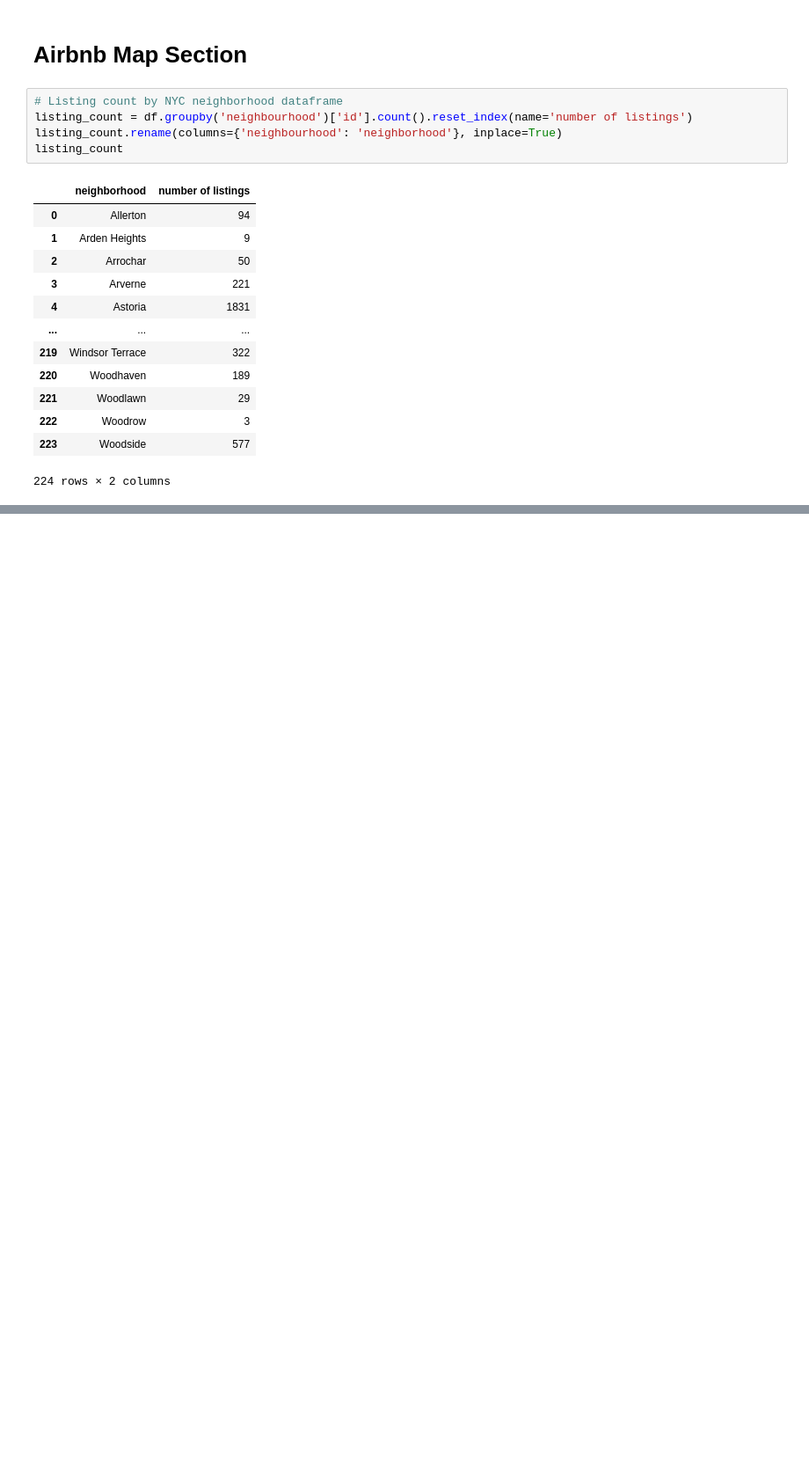
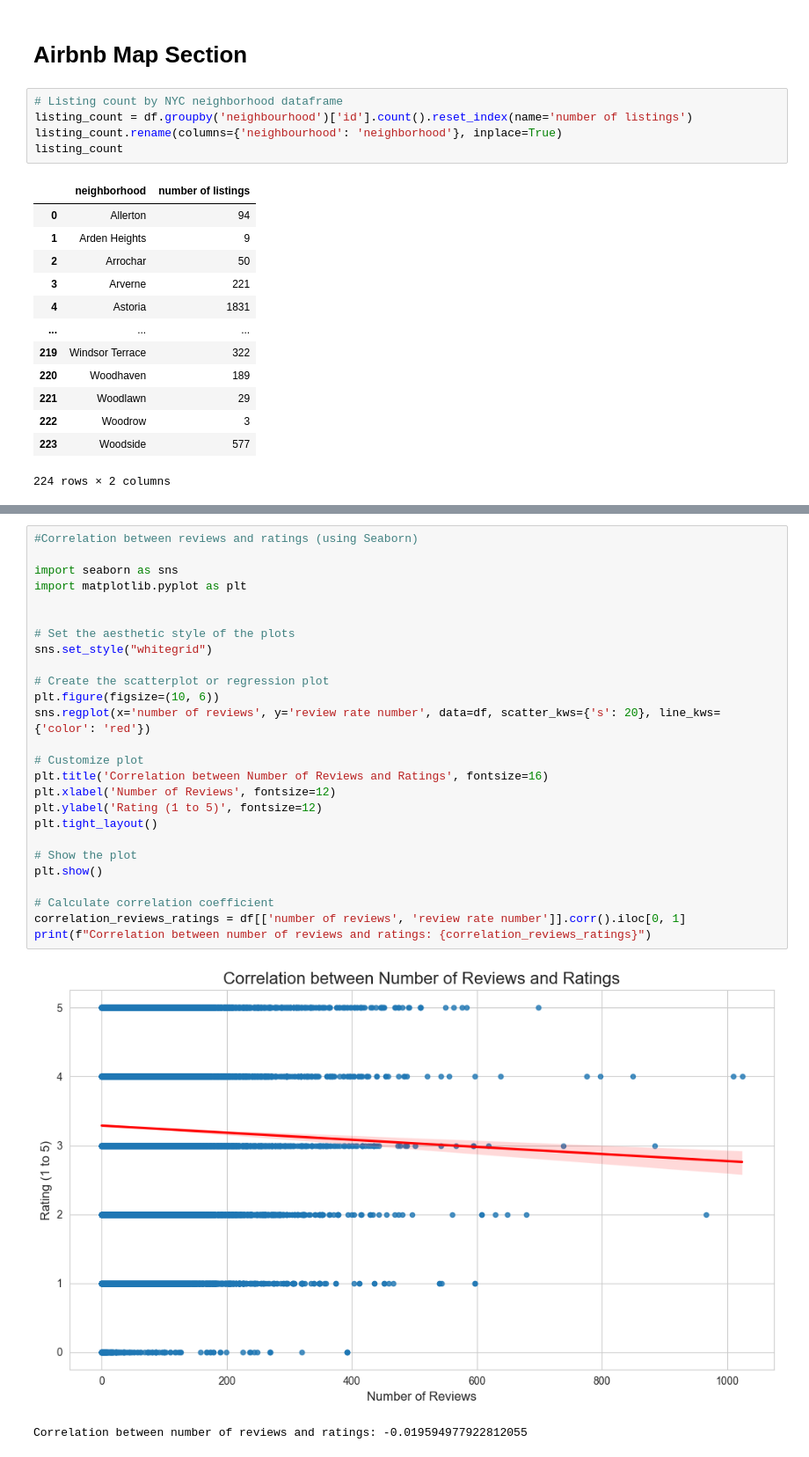
Before and after one commit to Shizakhan99/Project-3_Team-2, a Jupyter notebook: Project_3.ipynb, the cells around one changed output, grey strips where cells are left out. Shown: that part at 88% size. Drawn from its saved outputs; the diff is of its cells as text; blank space fills up the shorter version.

```diff
--- a/Project_3.ipynb
+++ b/Project_3.ipynb
@@ -65,0 +117,29 @@ KeyError: 'neighbourhood group'
+# %%
+#Correlation between reviews and ratings (using Seaborn)
+
+import seaborn as sns
+import matplotlib.pyplot as plt
+
+
+# Set the aesthetic style of the plots
+sns.set_style("whitegrid")
+
+# Create the scatterplot or regression plot
+plt.figure(figsize=(10, 6))
+sns.regplot(x='number of reviews', y='review rate number', data=df, scatter_kws={'s': 20}, line_kws={'color': 'red'})
+
+# Customize plot
+plt.title('Correlation between Number of Reviews and Ratings', fontsize=16)
+plt.xlabel('Number of Reviews', fontsize=12)
+plt.ylabel('Rating (1 to 5)', fontsize=12)
+plt.tight_layout()
+
+# Show the plot
+plt.show()
+
+# Calculate correlation coefficient
+correlation_reviews_ratings = df[['number of reviews', 'review rate number']].corr().iloc[0, 1]
+print(f"Correlation between number of reviews and ratings: {correlation_reviews_ratings}")
+# %% [output]
+[figure, added]
+Correlation between number of reviews and ratings: -0.019594977922812055
```
Also changed, not shown: parts of 5 cells of this notebook.
